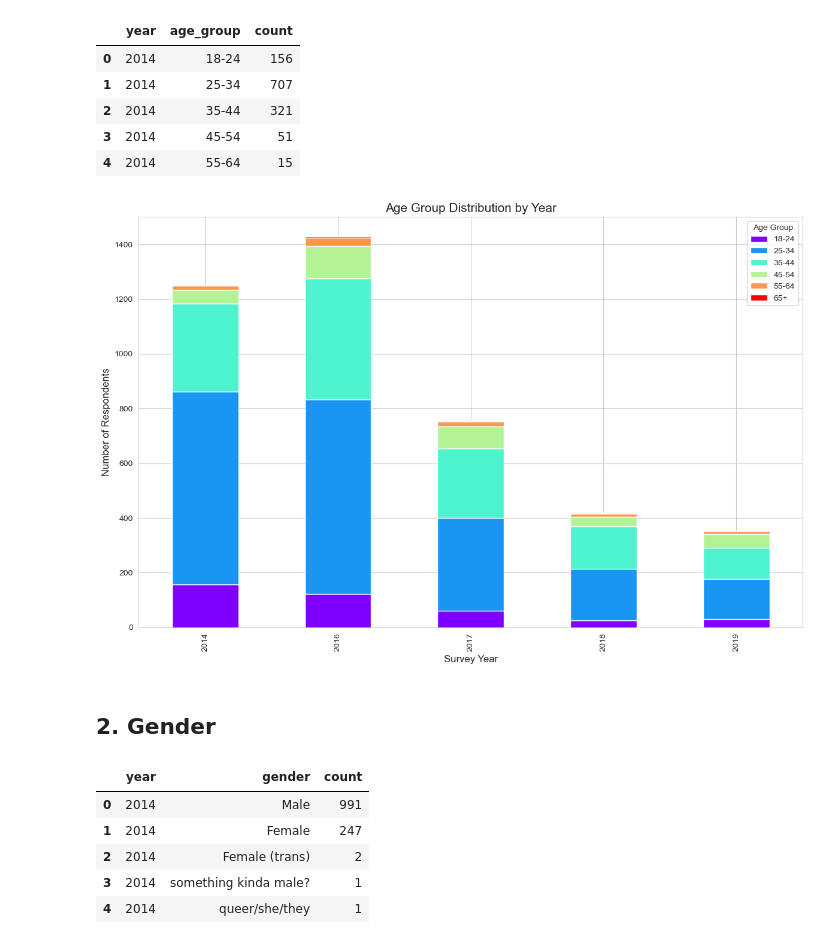
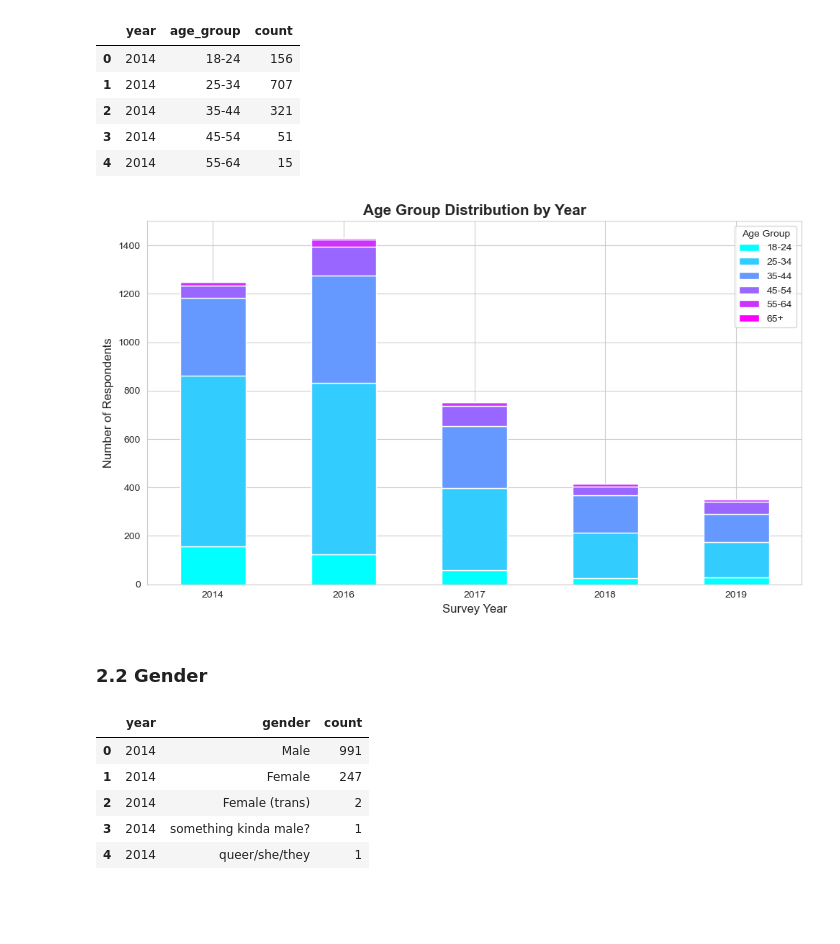
Before and after one commit to giddygarcia/Mental-Health-In-Tech, a Jupyter notebook: mental-health.ipynb, the cells around one changed output. Drawn from its saved outputs; the diff is of its cells as text; code cells hidden in the pictures; blank space fills up the shorter version.

Commit message:
Add sectioning and colors

```diff
--- a/mental-health.ipynb
+++ b/mental-health.ipynb
@@ -161,23 +166,24 @@ df_ages.head()
 # %%
 df_wide = df_ages.pivot(index='year', columns='age_group', values='count').fillna(0)
 
-fig, ax = plt.subplots(figsize=(12, 8))
+fig, ax = plt.subplots(figsize=(10, 6))
 
-df_wide.plot(kind="bar", stacked=True, ax=ax, colormap='rainbow')
+df_wide.plot(kind="bar", stacked=True, ax=ax, colormap='cool')
 
 ax.set_ylabel('Number of Respondents', size=12)
 ax.set_xlabel('Survey Year', size=12)
-plt.title('Age Group Distribution by Year', size=15)
+ax.set_xticklabels(ax.get_xticklabels(), rotation=0)
+plt.title('Age Group Distribution by Year', size=15, weight='bold')
 
 labels_legend = df_wide.columns.tolist()
 ax.legend(labels=labels_legend, title="Age Group")
 
 plt.tight_layout()
 plt.show()
 # %% [output]
-[figure, old version]
+[figure, new version]
 # %% [markdown]
-## 2. Gender
+### 2.2 Gender
 # %%
 query = """
         SELECT  SurveyID AS year,
```
Also changed, not shown: parts of 20 cells of this notebook.
